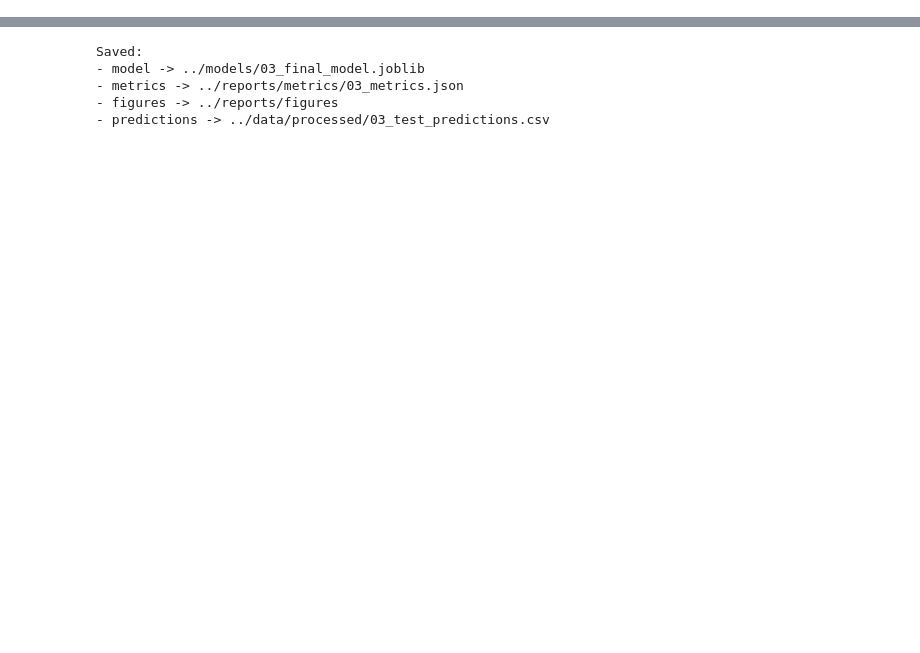
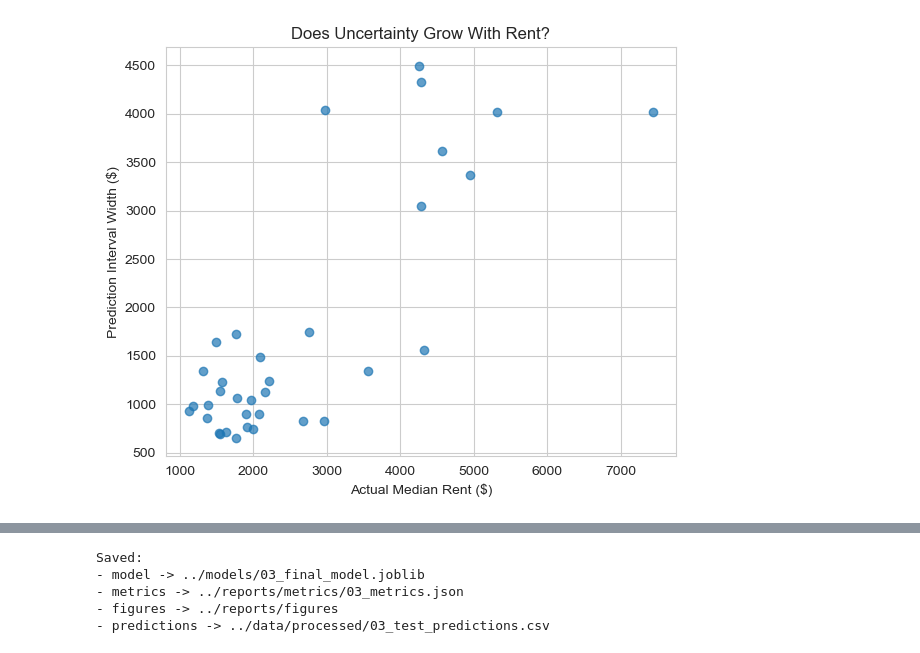
Before and after one commit to miapjm13/nyc-rent-prediction, a Jupyter notebook: notebooks/03_model_refinement_and_evaluation.ipynb, the cells around one changed output, grey strips where cells are left out. Cells and saved outputs as stored; diff of their text form; code cells hidden in the pictures; blank space fills up the shorter version.

```diff
--- a/notebooks/03_model_refinement_and_evaluation.ipynb
+++ b/notebooks/03_model_refinement_and_evaluation.ipynb
@@ -135,0 +330,19 @@ Test MAE ($): 471.22975941146984
+# %%
+y_pred_low = lower_pipe.predict(X_test)
+y_pred_high = upper_pipe.predict(X_test)
+
+interval_df = pd.DataFrame({
+    "actual_rent": np.exp(y_test.values),
+    "pred_rent": np.exp(y_pred),
+    "pred_low": np.exp(y_pred_low),
+    "pred_high": np.exp(y_pred_high),
+})
+
+# Enforce correct ordering in case of quantile crossing
+interval_df["pred_low"] = interval_df[["pred_low", "pred_rent"]].min(axis=1)
+interval_df["pred_high"] = interval_df[["pred_high", "pred_rent"]].max(axis=1)
+
+interval_df["interval_width"] = interval_df["pred_high"] - interval_df["pred_low"]
+
+interval_df.sort_values("actual_rent", ascending=False)
+interval_df[["actual_rent", "interval_width"]].corr()
@@ -153,3 +376,14 @@ plt.show()
+# %%
+plt.figure(figsize=(6, 5))
+plt.scatter(interval_df["actual_rent"], interval_df["interval_width"], alpha=0.7)
+plt.xlabel("Actual Median Rent ($)")
+plt.ylabel("Prediction Interval Width ($)")
+plt.title("Does Uncertainty Grow With Rent?")
+plt.tight_layout()
+plt.savefig(FIG_DIR / "03_interval_width_vs_rent.png", dpi=200)
+plt.show()
+# %% [output]
+[figure, added]
 # %%
 if final_name == "RandomForest":
     model = final_model.named_steps["model"]
```
Also changed, not shown: parts of 19 cells of this notebook, 21 other files.
